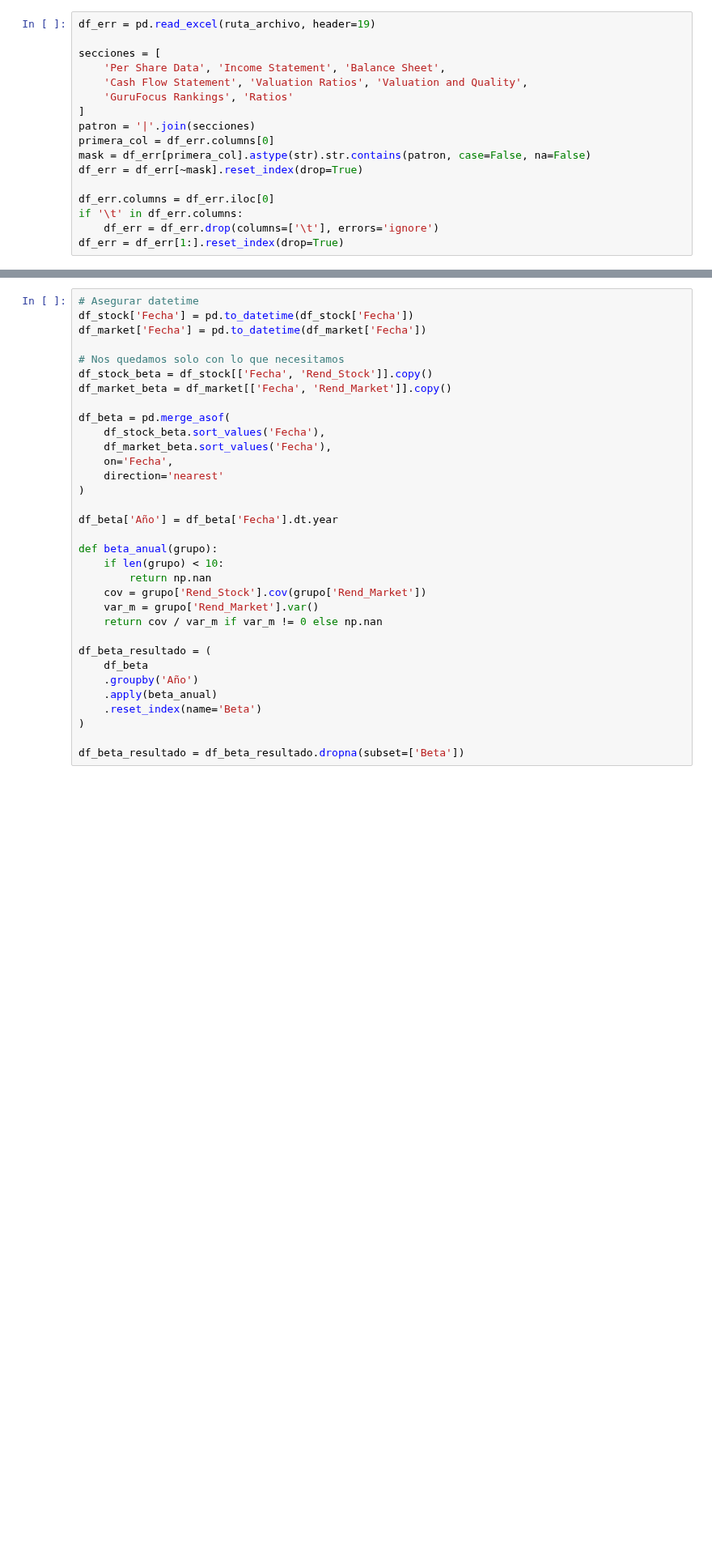
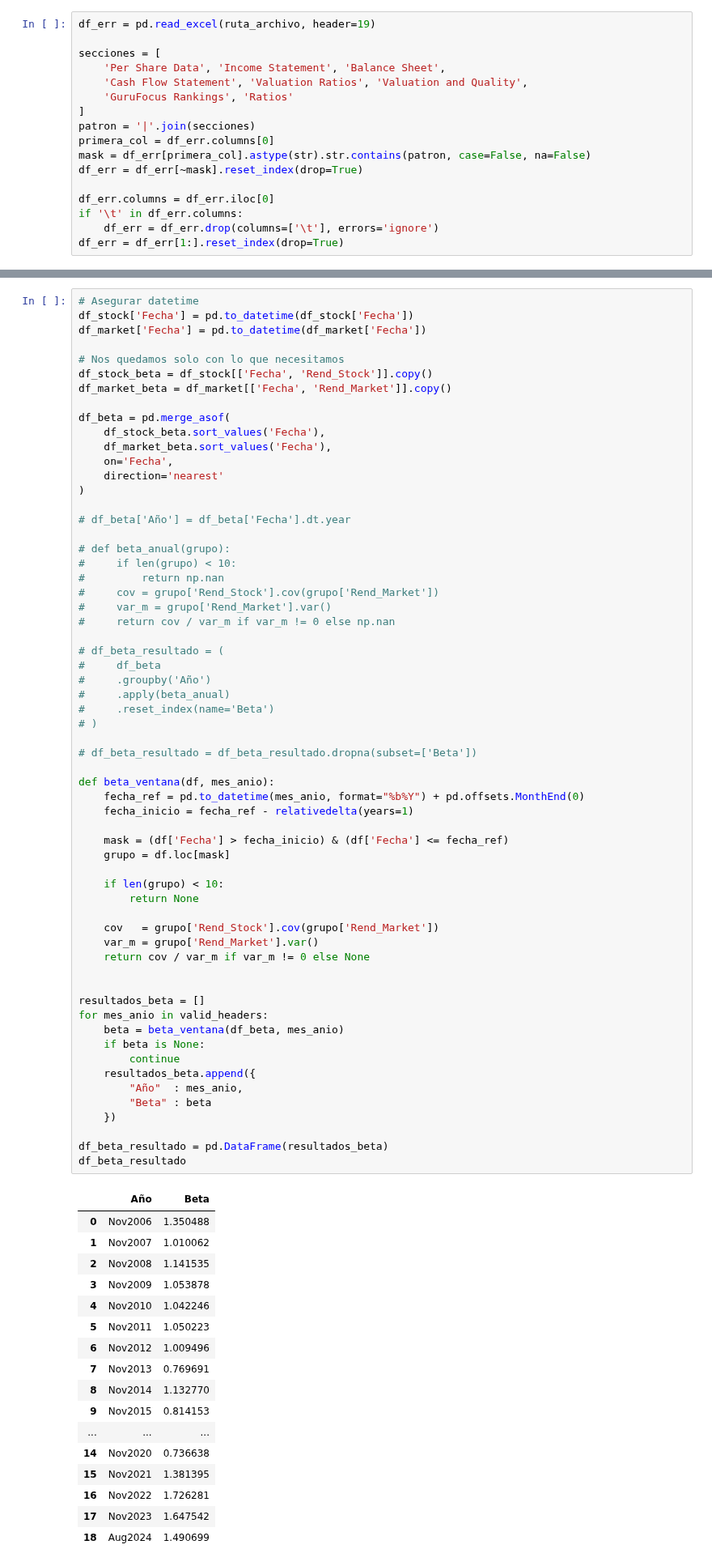
Before and after one commit to Marco23rubio/Stocks, a Jupyter notebook: Valuaciones_4_USA.ipynb, the cells around one changed output, grey strips where cells are left out. Shown at 81% size. Saved outputs shown, nothing was run; the diff lists cells and outputs as text; blank space fills up the shorter version.

```diff
--- a/Valuaciones_4_USA.ipynb
+++ b/Valuaciones_4_USA.ipynb
@@ -253,34 +327,80 @@ df_market = df_market.dropna(subset=['Rend_Market']).copy()
 # %%
 # Asegurar datetime
 df_stock['Fecha'] = pd.to_datetime(df_stock['Fecha'])
 df_market['Fecha'] = pd.to_datetime(df_market['Fecha'])
 
 # Nos quedamos solo con lo que necesitamos
 df_stock_beta = df_stock[['Fecha', 'Rend_Stock']].copy()
 df_market_beta = df_market[['Fecha', 'Rend_Market']].copy()
 
 df_beta = pd.merge_asof(
     df_stock_beta.sort_values('Fecha'),
     df_market_beta.sort_values('Fecha'),
     on='Fecha',
     direction='nearest'
 )
 
-df_beta['Año'] = df_beta['Fecha'].dt.year
+# df_beta['Año'] = df_beta['Fecha'].dt.year
 
-def beta_anual(grupo):
+# def beta_anual(grupo):
+#     if len(grupo) < 10:
+#         return np.nan
+#     cov = grupo['Rend_Stock'].cov(grupo['Rend_Market'])
+#     var_m = grupo['Rend_Market'].var()
+#     return cov / var_m if var_m != 0 else np.nan
+
+# df_beta_resultado = (
+#     df_beta
+#     .groupby('Año')
+#     .apply(beta_anual)
+#     .reset_index(name='Beta')
+# )
+
+# df_beta_resultado = df_beta_resultado.dropna(subset=['Beta'])
+
+def beta_ventana(df, mes_anio):
+    fecha_ref = pd.to_datetime(mes_anio, format="%b%Y") + pd.offsets.MonthEnd(0)
+    fecha_inicio = fecha_ref - relativedelta(years=1)
+
+    mask = (df['Fecha'] > fecha_inicio) & (df['Fecha'] <= fecha_ref)
+    grupo = df.loc[mask]
+
     if len(grupo) < 10:
-        return np.nan
-    cov = grupo['Rend_Stock'].cov(grupo['Rend_Market'])
+        return None
+
+    cov   = grupo['Rend_Stock'].cov(grupo['Rend_Market'])
     var_m = grupo['Rend_Market'].var()
-    return cov / var_m if var_m != 0 else np.nan
+    return cov / var_m if var_m != 0 else None
 
-df_beta_resultado = (
-    df_beta
-    .groupby('Año')
-    .apply(beta_anual)
-    .reset_index(name='Beta')
-)
 
-df_beta_resultado = df_beta_resultado.dropna(subset=['Beta'])
+resultados_beta = []
+for mes_anio in valid_headers:
+    beta = beta_ventana(df_beta, mes_anio)
+    if beta is None:
+        continue
+    resultados_beta.append({
+        "Año"  : mes_anio,
+        "Beta" : beta
+    })
+
+df_beta_resultado = pd.DataFrame(resultados_beta)
+df_beta_resultado
+# %% [output]
+|  | Año | Beta |
+| 0 | Nov2006 | 1.350488 |
+| 1 | Nov2007 | 1.010062 |
+| 2 | Nov2008 | 1.141535 |
+| 3 | Nov2009 | 1.053878 |
+| 4 | Nov2010 | 1.042246 |
+| 5 | Nov2011 | 1.050223 |
+| 6 | Nov2012 | 1.009496 |
+| 7 | Nov2013 | 0.769691 |
+| 8 | Nov2014 | 1.132770 |
+| 9 | Nov2015 | 0.814153 |
+| ... | ... | ... |
+| 14 | Nov2020 | 0.736638 |
+| 15 | Nov2021 | 1.381395 |
+| 16 | Nov2022 | 1.726281 |
+| 17 | Nov2023 | 1.647542 |
+| 18 | Aug2024 | 1.490699 |
 # %%
```
Also changed, not shown: parts of 28 cells of this notebook.
